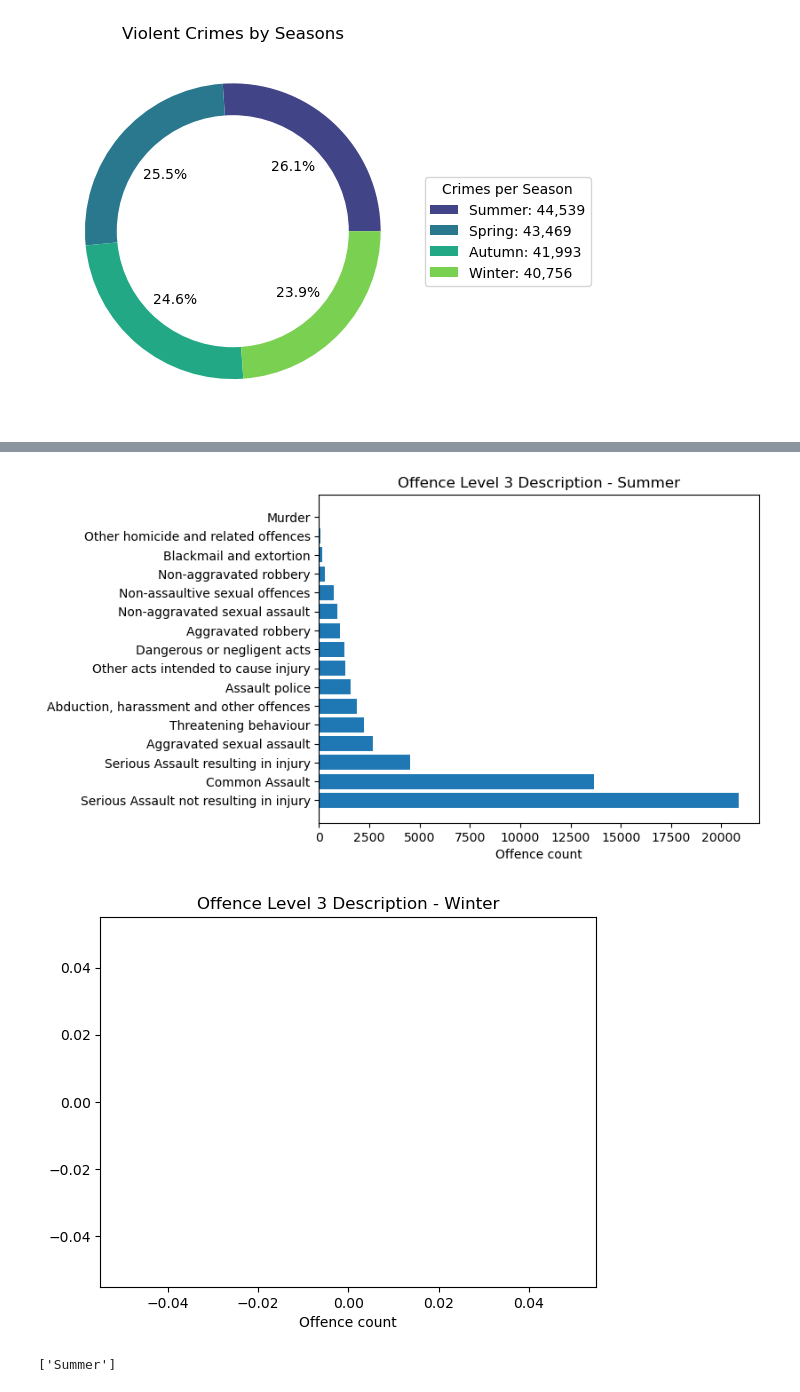
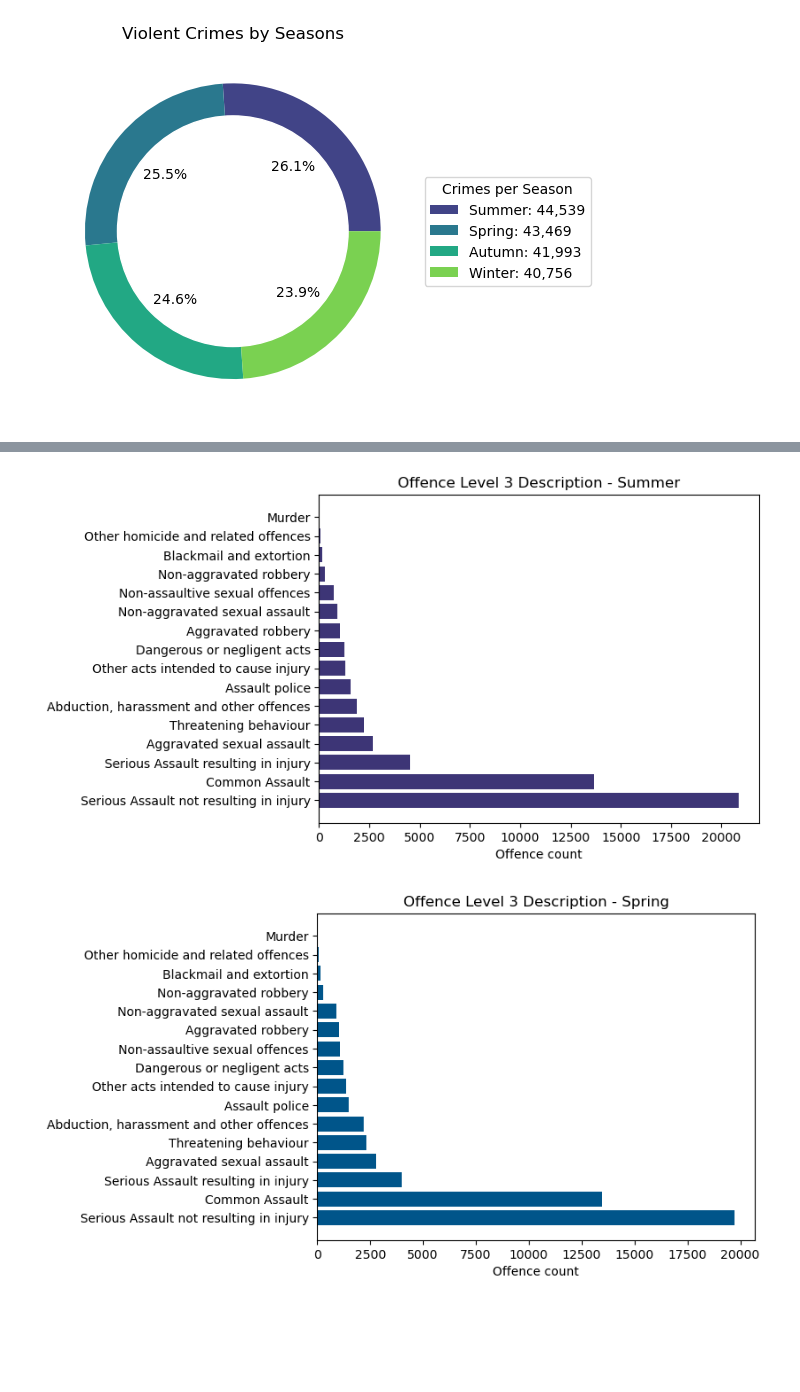
Before and after one commit to Evkn00/g1p1, a Jupyter notebook: nteakle-main.ipynb, the cells around one changed output, grey strips where cells are left out. Drawn from its saved outputs; the diff is of its cells as text; code cells hidden in the pictures; blank space fills up the shorter version.

```diff
--- a/nteakle-main.ipynb
+++ b/nteakle-main.ipynb
@@ -72,9 +72,6 @@ plt.show()
 # %% [output]
 [figure]
 # %%
-# Filter data to include only the winter months in the Northern Hemisphere
-df = df[df['Month'].isin([12, 1, 2])]
-
 # Group data by Offence Level 2 Description and aggregate Offence count using sum function
 df_grouped = df.groupby('Offence Level 2 Description')['Offence count'].sum().reset_index()
 
@@ -120,26 +117,23 @@ summer_df = df[df['Season'] == 'Summer']
 offence_counts = summer_df.groupby('Offence Level 3 Description')['Offence count'].sum().sort_values(ascending=False)
 
 # Create a horizontal bar plot
-plt.barh(offence_counts.index, offence_counts.values)
+plt.barh(offence_counts.index, offence_counts.values, color='#3D3576')
 plt.xlabel('Offence count')
 plt.title('Offence Level 3 Description - Summer')
 plt.show()
 # %% [output]
-[figure, old version]
+[figure, new version]
 # %%
 # Filter the data for the Winter season based on the 'Season' column
-winter_df = df[df['Season'] == 'Winter']
+spring_df = df[df['Season'] == 'Spring']
 
 # Group the data by 'Offence Level 3 Description' and sum the 'Offence count' column for each group
-offence_counts = winter_df.groupby('Offence Level 3 Description')['Offence count'].sum().sort_values(ascending=False)
+offence_counts = spring_df.groupby('Offence Level 3 Description')['Offence count'].sum().sort_values(ascending=False)
 
 # Create a horizontal bar plot
-plt.barh(offence_counts.index, offence_counts.values)
+plt.barh(offence_counts.index, offence_counts.values, color='#00558A')
 plt.xlabel('Offence count')
-plt.title('Offence Level 3 Description - Winter')
+plt.title('Offence Level 3 Description - Spring')
 plt.show()
-
-print(df['Season'].unique())
 # %% [output]
-[figure, old version]
+[figure, new version]
-['Summer']
```
Also changed, not shown: parts of 4 cells of this notebook, 1 other file.
